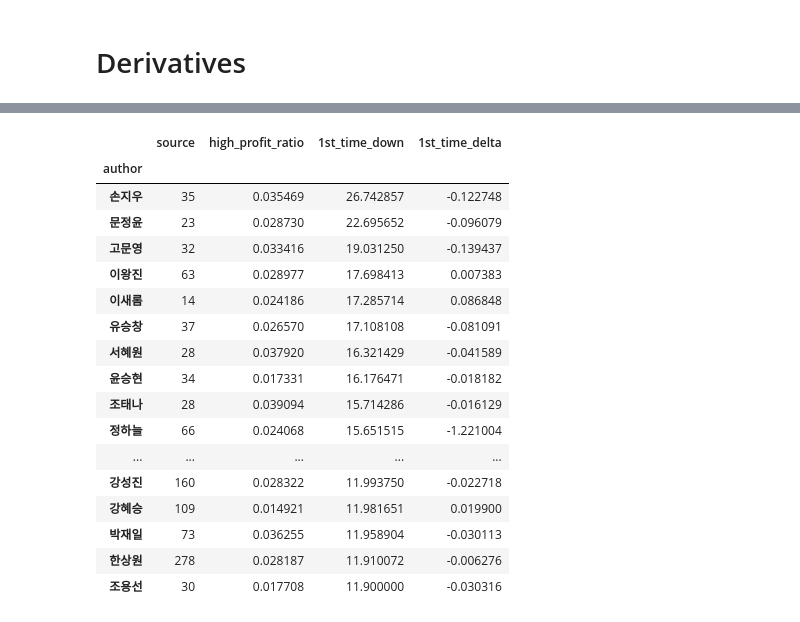
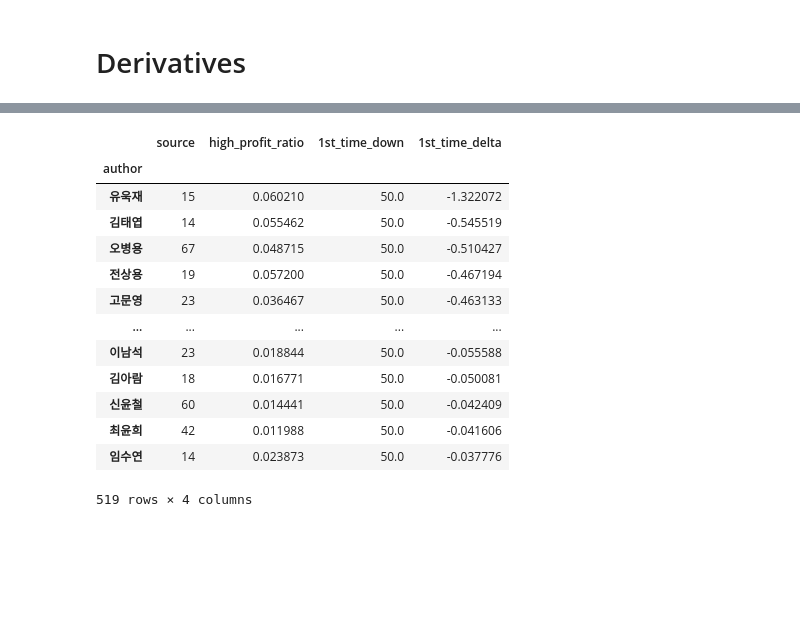
Before and after one commit to keemsunguk/analyst_performance, a Jupyter notebook: notebooks/H-study.ipynb, the cells around one changed output, grey strips where cells are left out. Cells and saved outputs as stored; diff of their text form; code cells hidden in the pictures; blank space fills up the shorter version.

```diff
--- a/notebooks/H-study.ipynb
+++ b/notebooks/H-study.ipynb
@@ -125,16 +172,18 @@ valid_df.shape
+# %%
+hi_col_names = ['H25', 'H50']
 # %%
 first_time_down = []
 first_time_delta = []
 high_prefix = 'high_'
 for k, d in valid_df.iterrows():
-    high_val = d['high_0']
-    for i in range(1, 51):
-        if high_val > d[high_prefix+str(i)]:
+    high_val = d['high']
+    for i in hi_col_names:
+        if high_val > d[i]:
             first_time_down.append(i)
-            first_time_delta.append( (high_val - d[high_prefix+str(i)])/high_val )
+            first_time_delta.append( (high_val - d[i])/high_val )
             break
-        if i == 50:
+        if i == 'H50':
             first_time_down.append(50)
-            first_time_delta.append( (high_val - d[high_prefix+str(50)])/high_val )
+            first_time_delta.append( (high_val - d[i])/high_val )
 len(first_time_down)
 # %% [output]
@@ -162,28 +211,24 @@ valid_df.groupby('author').count()
 # %%
 longterm_df = valid_df[['author', 'high_profit_ratio', '1st_time_down', '1st_time_delta']].groupby('author').mean().sort_values(
-    ['1st_time_down'], ascending=False).copy()
+    ['1st_time_delta'], ascending=True).copy()
 # %%
 longterm_df = pd.concat([valid_df.groupby('author').count()[['source']].copy(), longterm_df], axis=1)
 # %%
-longterm_df.sort_values(['1st_time_down'], ascending=False, inplace=True)
+longterm_df.sort_values(['1st_time_delta'], ascending=True, inplace=True)
 # %%
-longterm_df.query('source > 10')[:60]
+longterm_df.query('source > 10')
 # %% [output]
 |  | source | high_profit_ratio | 1st_time_down | 1st_time_delta |
 | author |  |  |  |  |
-| 손지우 | 35 | 0.035469 | 26.742857 | -0.122748 |
-| 문정윤 | 23 | 0.028730 | 22.695652 | -0.096079 |
-| 고문영 | 32 | 0.033416 | 19.031250 | -0.139437 |
-| 이왕진 | 63 | 0.028977 | 17.698413 | 0.007383 |
-| 이새롬 | 14 | 0.024186 | 17.285714 | 0.086848 |
-| 유승창 | 37 | 0.026570 | 17.108108 | -0.081091 |
-| 서혜원 | 28 | 0.037920 | 16.321429 | -0.041589 |
-| 윤승현 | 34 | 0.017331 | 16.176471 | -0.018182 |
-| 조태나 | 28 | 0.039094 | 15.714286 | -0.016129 |
-| 정하늘 | 66 | 0.024068 | 15.651515 | -1.221004 |
+| 유욱재 | 15 | 0.060210 | 50.0 | -1.322072 |
+| 김태엽 | 14 | 0.055462 | 50.0 | -0.545519 |
+| 오병용 | 67 | 0.048715 | 50.0 | -0.510427 |
+| 전상용 | 19 | 0.057200 | 50.0 | -0.467194 |
+| 고문영 | 23 | 0.036467 | 50.0 | -0.463133 |
 | ... | ... | ... | ... | ... |
-| 강성진 | 160 | 0.028322 | 11.993750 | -0.022718 |
-| 강혜승 | 109 | 0.014921 | 11.981651 | 0.019900 |
-| 박재일 | 73 | 0.036255 | 11.958904 | -0.030113 |
-| 한상원 | 278 | 0.028187 | 11.910072 | -0.006276 |
-| 조용선 | 30 | 0.017708 | 11.900000 | -0.030316 |
+| 이남석 | 23 | 0.018844 | 50.0 | -0.055588 |
+| 김아람 | 18 | 0.016771 | 50.0 | -0.050081 |
+| 신윤철 | 60 | 0.014441 | 50.0 | -0.042409 |
+| 최윤희 | 42 | 0.011988 | 50.0 | -0.041606 |
+| 임수연 | 14 | 0.023873 | 50.0 | -0.037776 |
+519 rows × 4 columns
```
Also changed, not shown: parts of 67 cells of this notebook, 6 other files.
